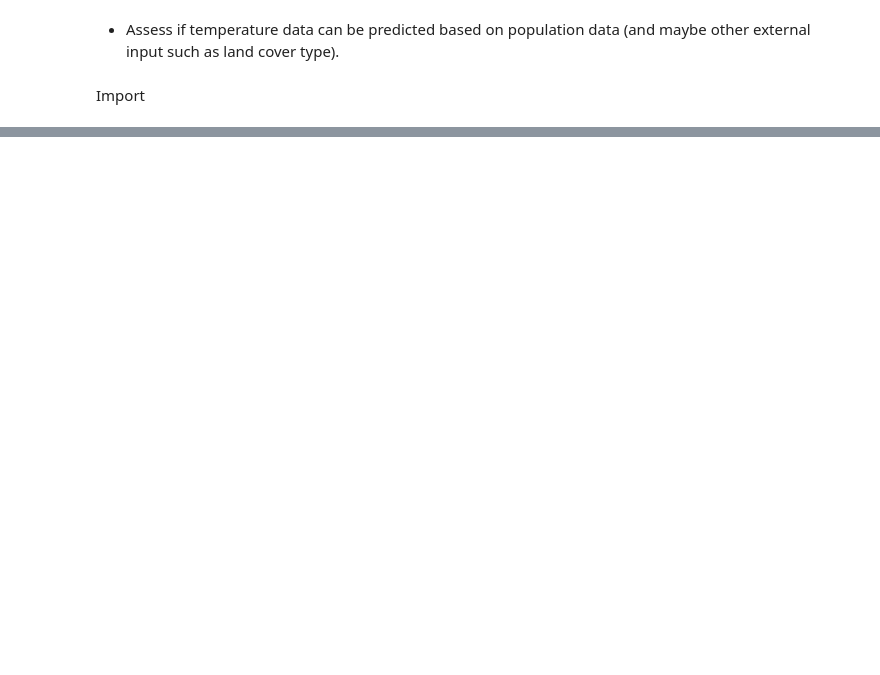
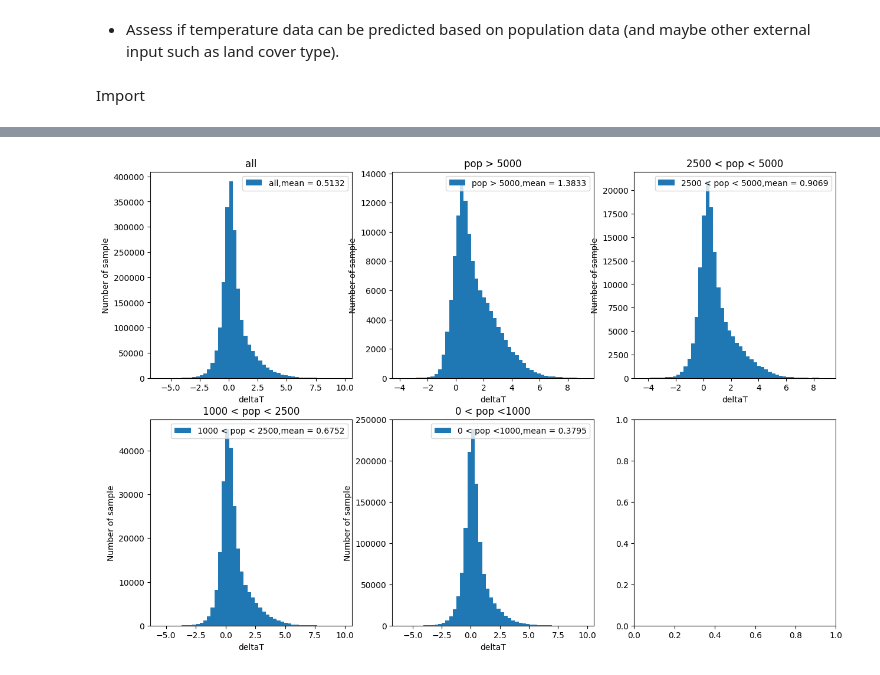
Before and after one commit to christopherogerepfl/UHI_prediction, a Jupyter notebook: task2.ipynb, the cells around one changed output, grey strips where cells are left out. Saved outputs shown, nothing was run; the diff lists cells and outputs as text; code cells hidden in the pictures; blank space fills up the shorter version.

```diff
--- a/task2.ipynb
+++ b/task2.ipynb
@@ -22,4 +16,0 @@ Reading land-cover data
-# %%
-#print the data
-data = f.load_data()
-print(data)
@@ -143,0 +93,5 @@ AttributeError: 'Dataset' object has no attribute 'shape'
+# %%
+#read csv
+city_df = pd.read_csv('data_UHI/city_df.csv')
+city_df.dropna(inplace=True)
+city_df
@@ -143,0 +116,30 @@ AttributeError: 'Dataset' object has no attribute 'shape'
+# %%
+df_sample = city_df
+#df_sample = city_df[city_df['city'] == 'Vienna']
+
+df_5000 = df_sample[df_sample['pop'] > 5000]
+
+df_2500 = df_sample[df_sample['pop'] < 5000]
+df_2500 = df_2500[df_2500['pop'] > 2500]
+
+df_1000 = df_sample[df_sample['pop'] < 2500]
+df_1000 = df_1000[df_1000['pop'] > 1000]
+
+df_0 = df_sample[df_sample['pop'] < 1000]
+df_0 = df_0[df_0['pop'] > 0]
+
+
+dfs = [df_sample, df_5000, df_2500, df_1000, df_0]
+# %%
+#plot histogram of delta T for all the dataframes with 2 side by side plots
+df_legends =   ['all','pop > 5000', '2500 < pop < 5000', '1000 < pop < 2500','0 < pop <1000']
+fig, axs = plt.subplots(2, 3, figsize=(15, 10))
+axs = axs.flatten()
+for i, df in enumerate(dfs):
+    axs[i].hist(df['deltaT'], bins=50, label = df_legends[i] + f',mean = {df["deltaT"].mean():.4f}')
+    axs[i].set_title(df_legends[i])
+    axs[i].legend()
+    axs[i].set_xlabel('deltaT')
+    axs[i].set_ylabel('Number of sample')
+# %% [output]
+[figure, added]
```
Also changed, not shown: parts of 31 cells of this notebook, 4 other files.
